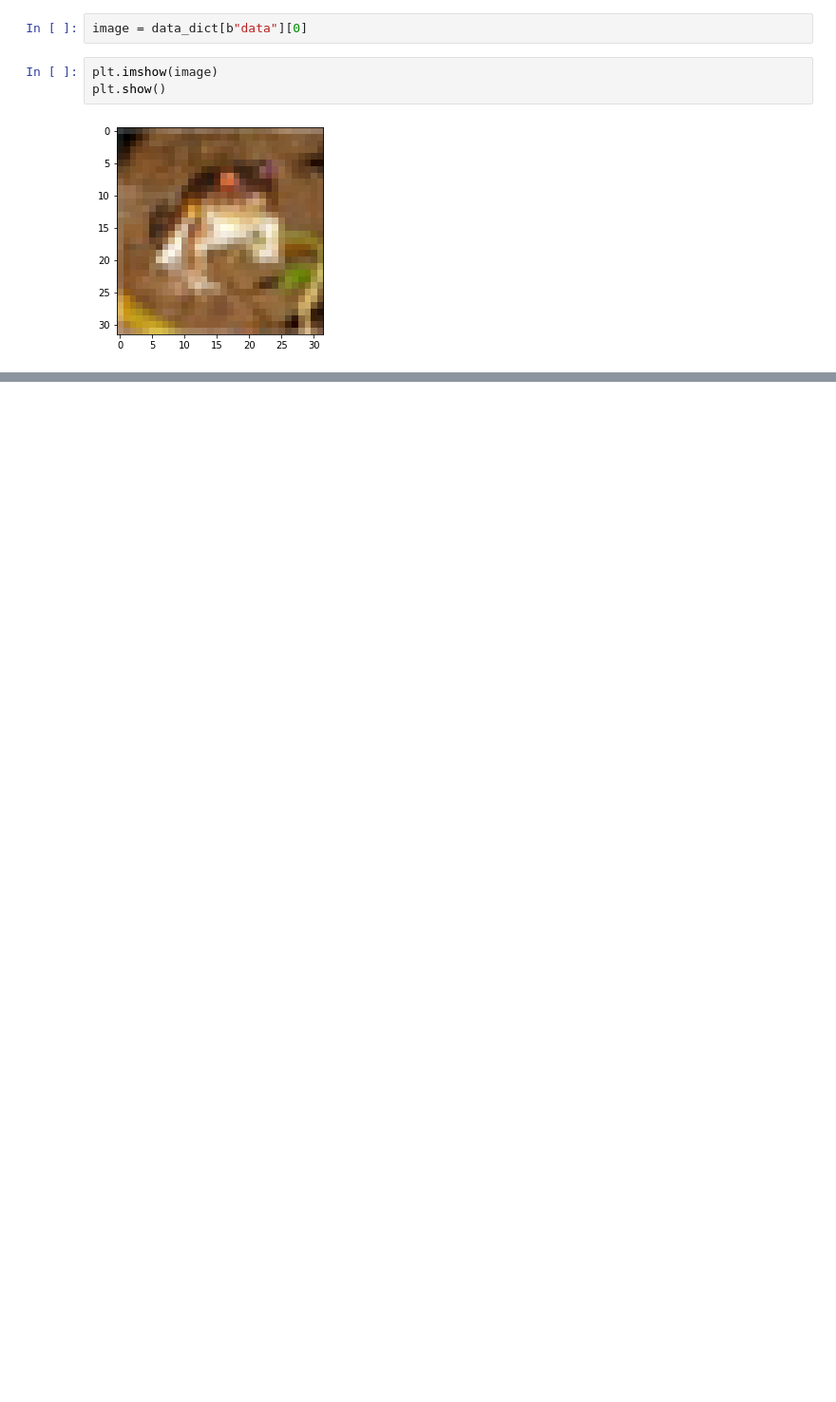
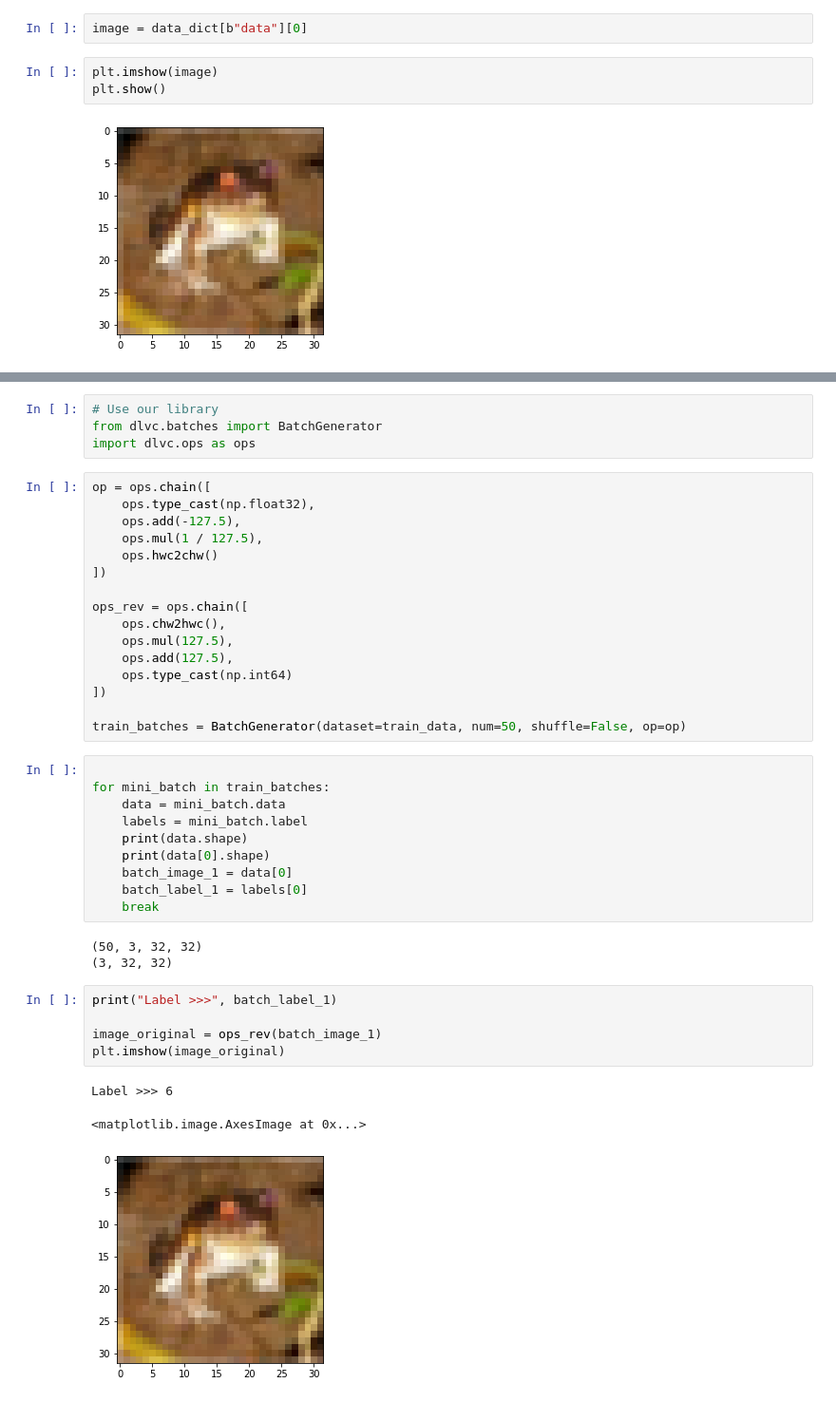
Before and after one commit to FaTra22/DLVC-Workshop, a Jupyter notebook: 2_DataWrangling.ipynb, the cells around one changed output, grey strips where cells are left out. Shown: that part at 95% size. Drawn from its saved outputs; the diff is of its cells as text; blank space fills up the shorter version.

```diff
--- a/2_DataWrangling.ipynb
+++ b/2_DataWrangling.ipynb
@@ -49,0 +140,42 @@ Image now in BGR Format and not in RBG for better handling with CNN
+# %%
+# Use our library
+from dlvc.batches import BatchGenerator
+import dlvc.ops as ops
+# %%
+op = ops.chain([
+    ops.type_cast(np.float32),
+    ops.add(-127.5),
+    ops.mul(1 / 127.5),
+    ops.hwc2chw()
+])
+
+ops_rev = ops.chain([
+    ops.chw2hwc(),
+    ops.mul(127.5),
+    ops.add(127.5),
+    ops.type_cast(np.int64)
+])
+
+train_batches = BatchGenerator(dataset=train_data, num=50, shuffle=False, op=op)
+# %%
+
+for mini_batch in train_batches:
+    data = mini_batch.data
+    labels = mini_batch.label
+    print(data.shape)
+    print(data[0].shape)
+    batch_image_1 = data[0]
+    batch_label_1 = labels[0]
+    break
+# %% [output]
+(50, 3, 32, 32)
+(3, 32, 32)
+# %%
+print("Label >>>", batch_label_1)
+
+image_original = ops_rev(batch_image_1)
+plt.imshow(image_original)
+# %% [output]
+Label >>> 6
+<matplotlib.image.AxesImage at 0x...>
+[figure, added]
```
Also changed, not shown: parts of 17 cells of this notebook, 4 other files.
